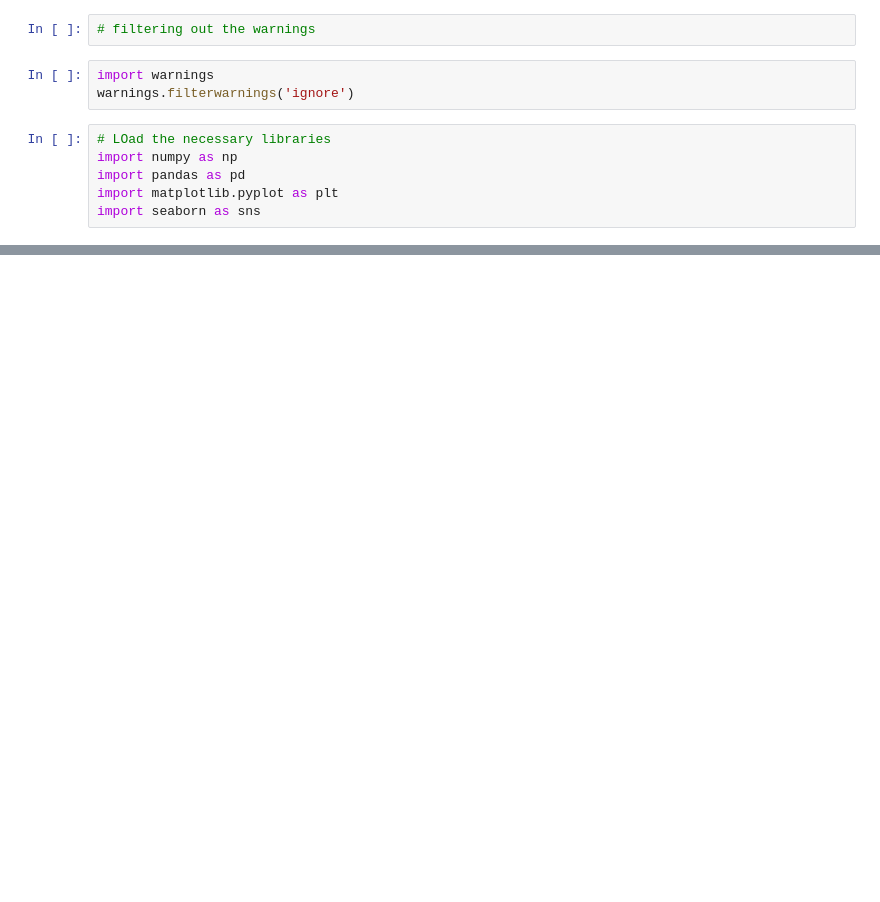
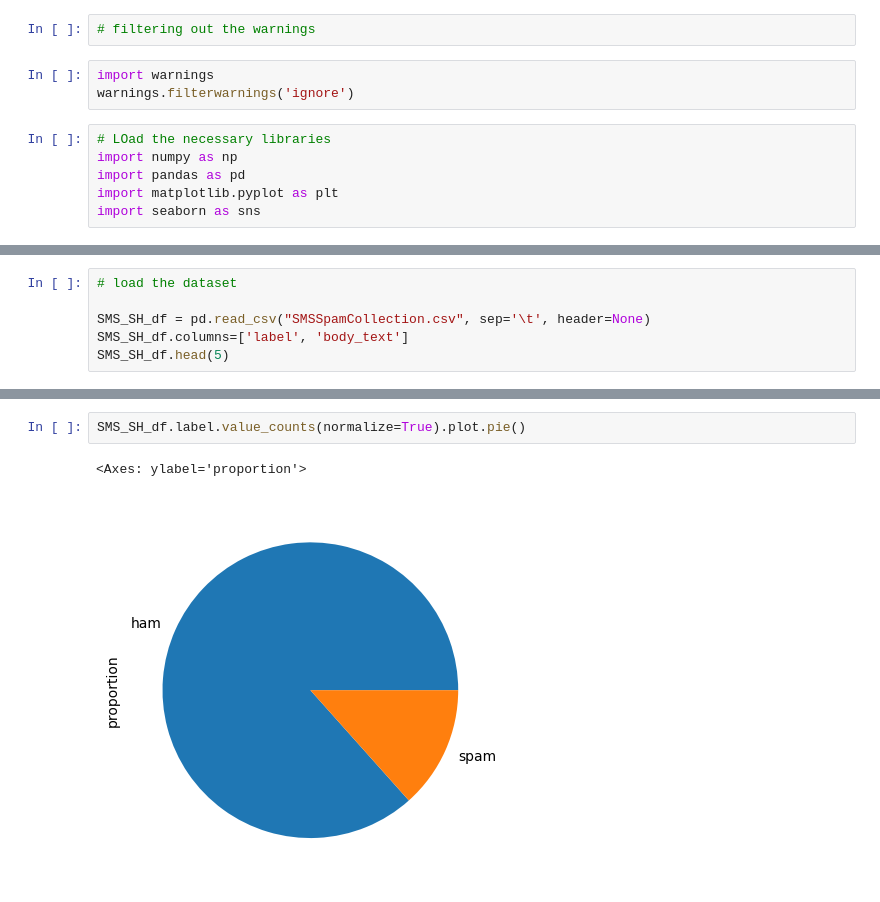
Before and after one commit to Zied-bousnina/Email-SMS-spam-filtering-NLP, a Jupyter notebook: SMS_Spam_Filtering.ipynb, the cells around one changed output, grey strips where cells are left out. Drawn from its saved outputs; the diff is of its cells as text; blank space fills up the shorter version.

```diff
--- a/SMS_Spam_Filtering.ipynb
+++ b/SMS_Spam_Filtering.ipynb
@@ -18,0 +12,6 @@ ParserError: Error tokenizing data. C error: Expected 2 fields in line 12, saw 4
+# %%
+# load the dataset
+
+SMS_SH_df = pd.read_csv("SMSSpamCollection.csv", sep='\t', header=None)
+SMS_SH_df.columns=['label', 'body_text']
+SMS_SH_df.head(5)
@@ -18,0 +68,5 @@ ParserError: Error tokenizing data. C error: Expected 2 fields in line 12, saw 4
+# %%
+SMS_SH_df.label.value_counts(normalize=True).plot.pie()
+# %% [output]
+<Axes: ylabel='proportion'>
+[figure, added]
```
Also changed, not shown: parts of 24 cells of this notebook, 1 other file.
